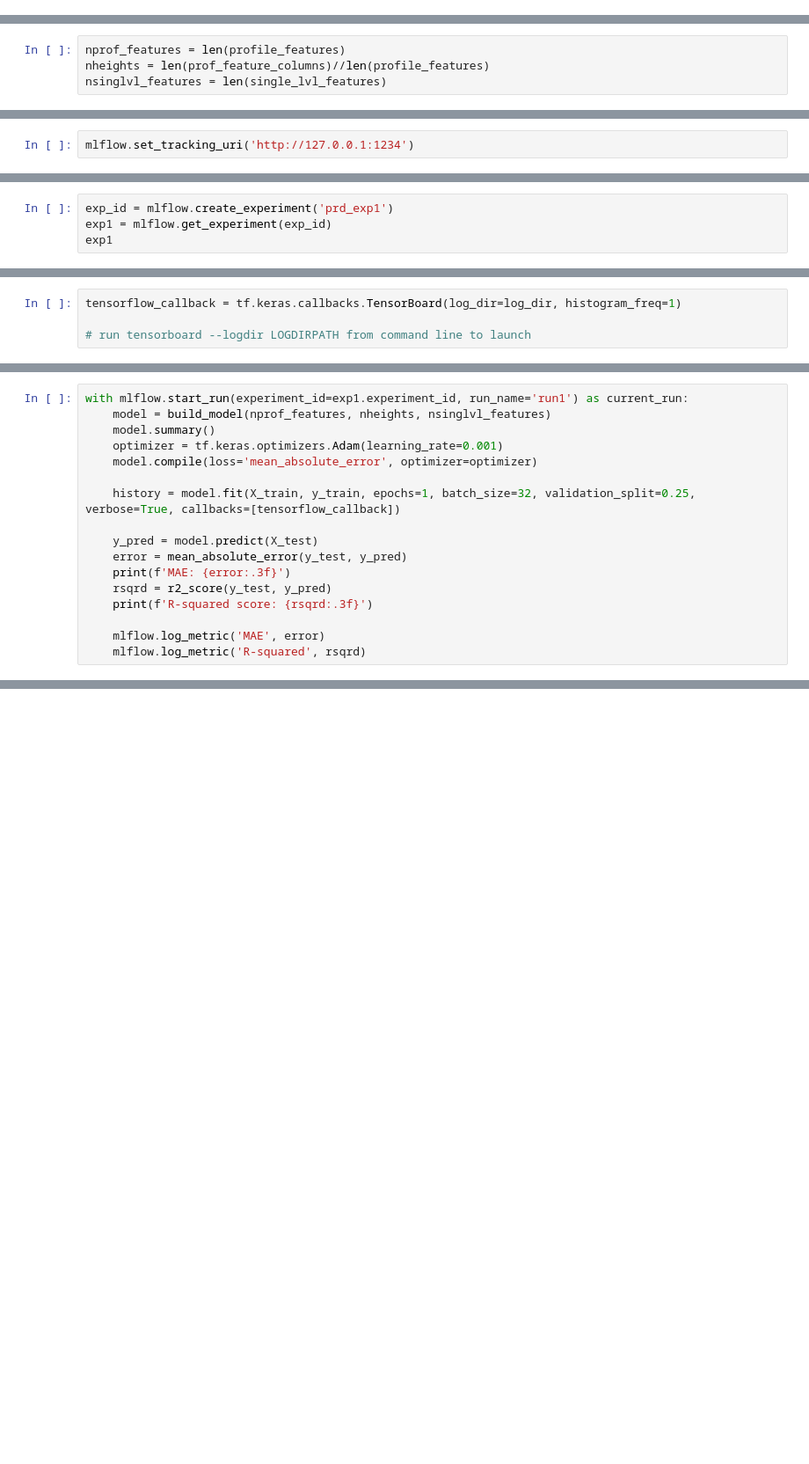
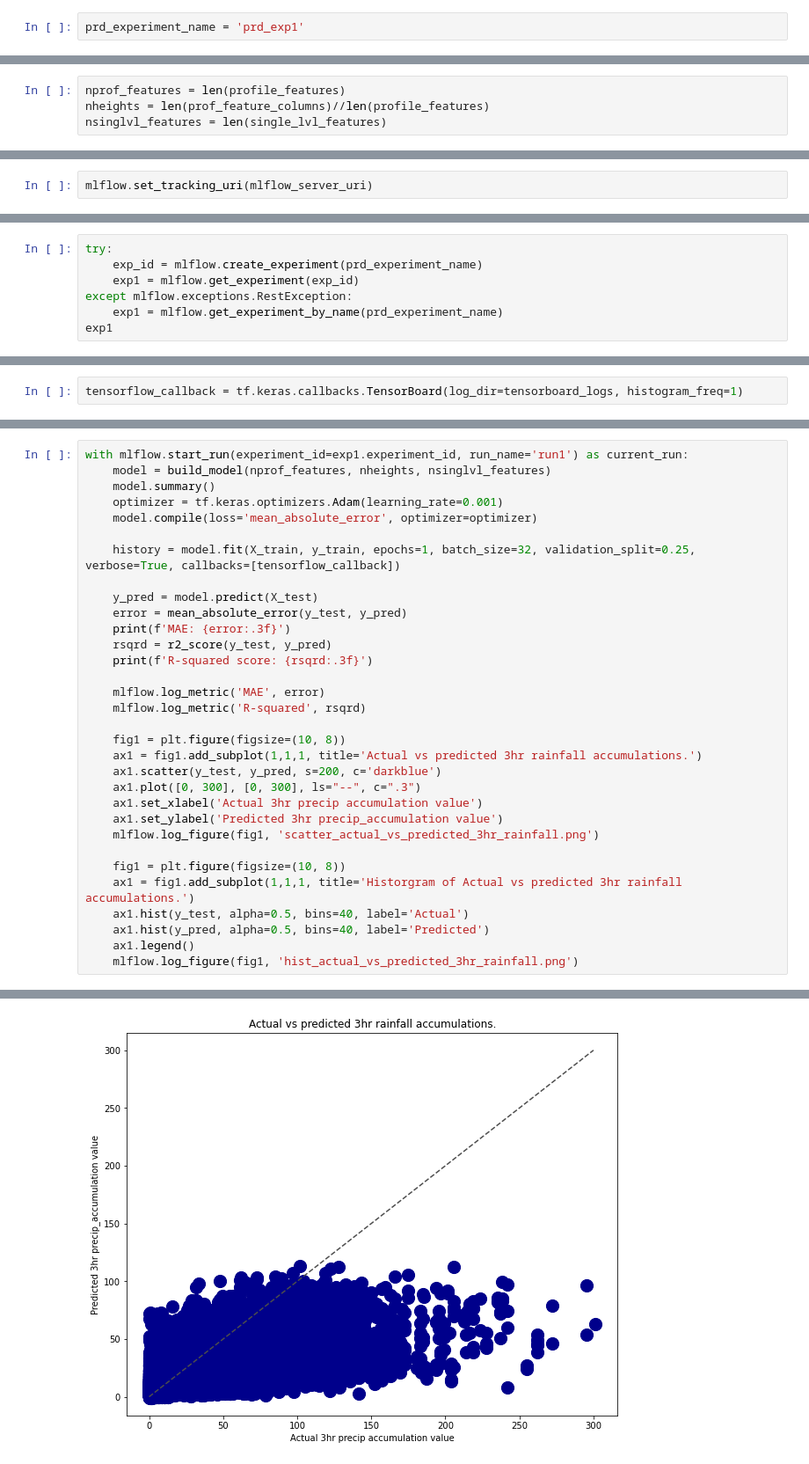
Before and after one commit to informatics-lab/precip_rediagnosis, a Jupyter notebook: model_pipeline/prd_mlops_tracking_server.ipynb, the cells around one changed output, grey strips where cells are left out. Shown at 88% size. Saved outputs shown, nothing was run; the diff lists cells and outputs as text; blank space fills up the shorter version.

Commit message:
#7 Demostrated using ML Flow tacking server with tensorboard for our basic model training pipeline. This completes our issue on setting up ML Flow.

```diff
--- a/model_pipeline/prd_mlops_tracking_server.ipynb
+++ b/model_pipeline/prd_mlops_tracking_server.ipynb
@@ -29,3 +71,5 @@ data_dir = pathlib.Path('/project/informatics_lab/precip_rediagnosis/')
+# %%
+prd_experiment_name = 'prd_exp1'
 # %%
 data = pd.read_csv(
     data_dir / 'prd_merged_015H_20200215T0300Z_20200217T0900Z.csv',
@@ -181,2 +234,2 @@ nsinglvl_features = len(single_lvl_features)
 # %%
-mlflow.set_tracking_uri('http://127.0.0.1:1234')
+mlflow.set_tracking_uri(mlflow_server_uri)
@@ -183,5 +240,8 @@ mlflow.set_tracking_uri('http://127.0.0.1:1234')
 # %%
-exp_id = mlflow.create_experiment('prd_exp1')
-exp1 = mlflow.get_experiment(exp_id)
+try:
+    exp_id = mlflow.create_experiment(prd_experiment_name)
+    exp1 = mlflow.get_experiment(exp_id)
+except mlflow.exceptions.RestException:
+    exp1 = mlflow.get_experiment_by_name(prd_experiment_name)
 exp1
 # %% [output]
@@ -199,4 +259,2 @@ log_dir = 'log/fit/' + datetime.datetime.now().strftime('%Y%m%d-%H%M%S')
 # %%
-tensorflow_callback = tf.keras.callbacks.TensorBoard(log_dir=log_dir, histogram_freq=1)
-
-# run tensorboard --logdir LOGDIRPATH from command line to launch
+tensorflow_callback = tf.keras.callbacks.TensorBoard(log_dir=tensorboard_logs, histogram_freq=1)
@@ -217,4 +279,19 @@ with mlflow.start_run(experiment_id=exp1.experiment_id, run_name='run1') as curr
 
     mlflow.log_metric('MAE', error)
     mlflow.log_metric('R-squared', rsqrd)
+
+    fig1 = plt.figure(figsize=(10, 8))
+    ax1 = fig1.add_subplot(1,1,1, title='Actual vs predicted 3hr rainfall accumulations.')
+    ax1.scatter(y_test, y_pred, s=200, c='darkblue')
+    ax1.plot([0, 300], [0, 300], ls="--", c=".3")
+    ax1.set_xlabel('Actual 3hr precip accumulation value')
+    ax1.set_ylabel('Predicted 3hr precip_accumulation value')
+    mlflow.log_figure(fig1, 'scatter_actual_vs_predicted_3hr_rainfall.png')
+
+    fig1 = plt.figure(figsize=(10, 8))
+    ax1 = fig1.add_subplot(1,1,1, title='Historgram of Actual vs predicted 3hr rainfall accumulations.')
+    ax1.hist(y_test, alpha=0.5, bins=40, label='Actual')
+    ax1.hist(y_pred, alpha=0.5, bins=40, label='Predicted')
+    ax1.legend()
+    mlflow.log_figure(fig1, 'hist_actual_vs_predicted_3hr_rainfall.png')
 # %% [output]
@@ -241,0 +321 @@ R-squared score: 0.418
+[figure, added]
```
Also changed, not shown: parts of 33 cells of this notebook.
